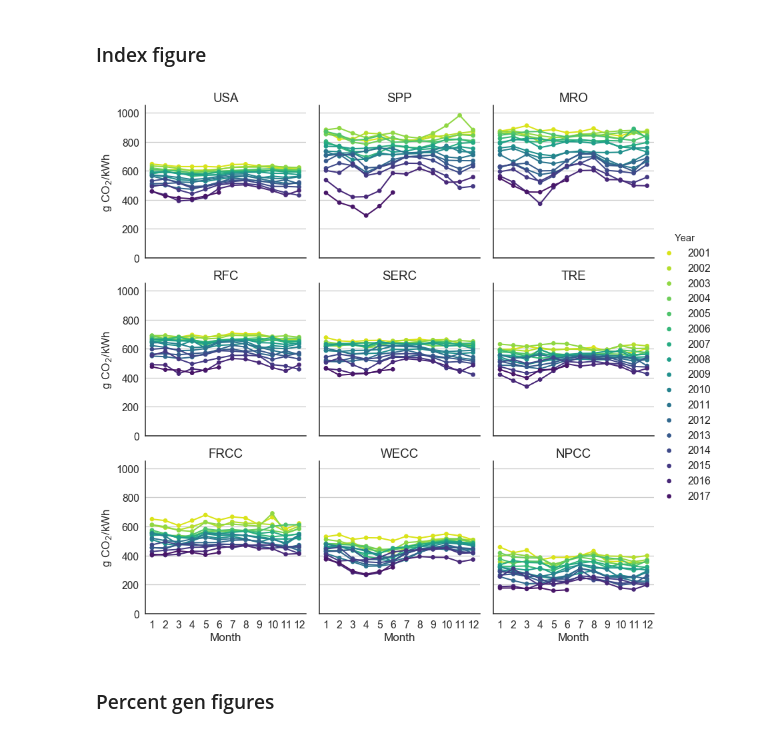
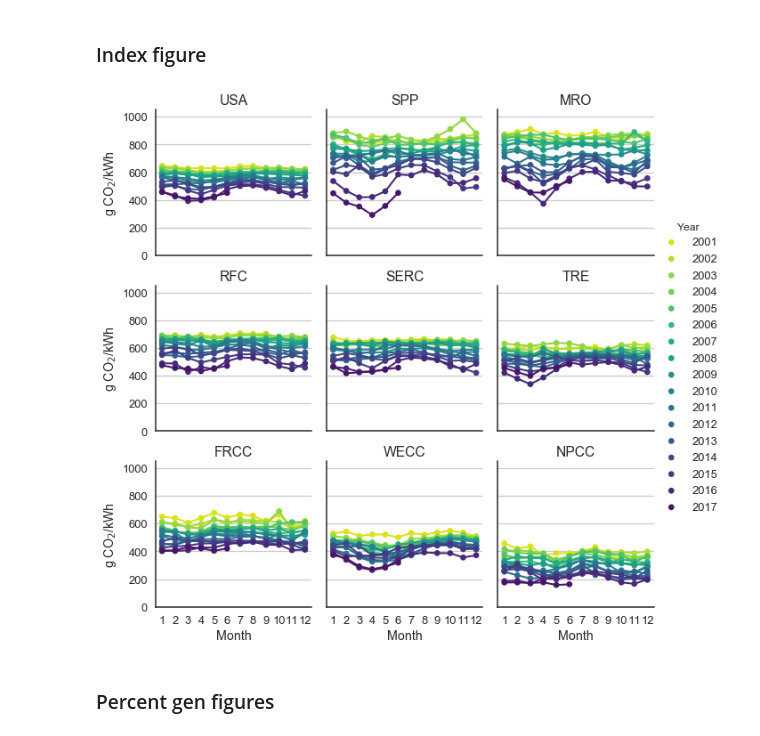
Before and after one commit to gschivley/carbon-index, a Jupyter notebook: Notebooks/Paper figures.ipynb, the cells around one changed output. Cells and saved outputs as stored; diff of their text form; code cells hidden in the pictures.

```diff
--- a/Notebooks/Paper figures.ipynb
+++ b/Notebooks/Paper figures.ipynb
@@ -7,9 +7,12 @@ import numpy as np
 import os
 from os.path import join
 from statsmodels.tsa.tsatools import detrend
+import statsmodels.formula.api as sm
 import itertools
 import sys
-sns.set()
+import datetime
+# sns.set()
+idx = pd.IndexSlice
 # %%
 # Load the "autoreload" extension
 %load_ext autoreload
@@ -156,25 +159,25 @@ def region_facet_grid(df, plot_function, x_axis, y_axis, col_order=None,
 # %%
 order = ['USA', 'SPP', 'MRO', 'RFC', 'SERC', 'TRE', 'FRCC', 'WECC', 'NPCC']
 temp = index.copy()
 temp.rename(columns={'month': 'Month',
                      'year': 'Year'}, inplace=True)
-with sns.plotting_context('talk', font_scale=1.2):
+with sns.plotting_context('talk', font_scale=1):
 
     g = sns.factorplot(x='Month', y='index (g/kwh)', hue='Year',
                        data=temp, col='nerc', col_wrap=3, col_order=order,
-                       palette='viridis_r', scale=0.5)
+                       palette='viridis_r', scale=0.5, size=3)
 
     axes = g.axes.flatten()
     for ax, title in zip(axes, order):
         ax.set_title(title)
         ax.set_ylim(0, 1050)
         if title in ['USA', 'RFC', 'FRCC']:
             ax.set_ylabel('g CO$_2$/kWh')
 
 path = join(cwd, '..', 'Figures', 'Monthly index (12-months)_full.pdf')
-plt.savefig(path, bbox_inches='tight')
+# plt.savefig(path, bbox_inches='tight')
 # %% [output]
-[figure, old version]
+[figure, new version]
 # %% [markdown]
 ### Percent gen figures
 # %%
```
Also changed, not shown: parts of 27 cells of this notebook.
